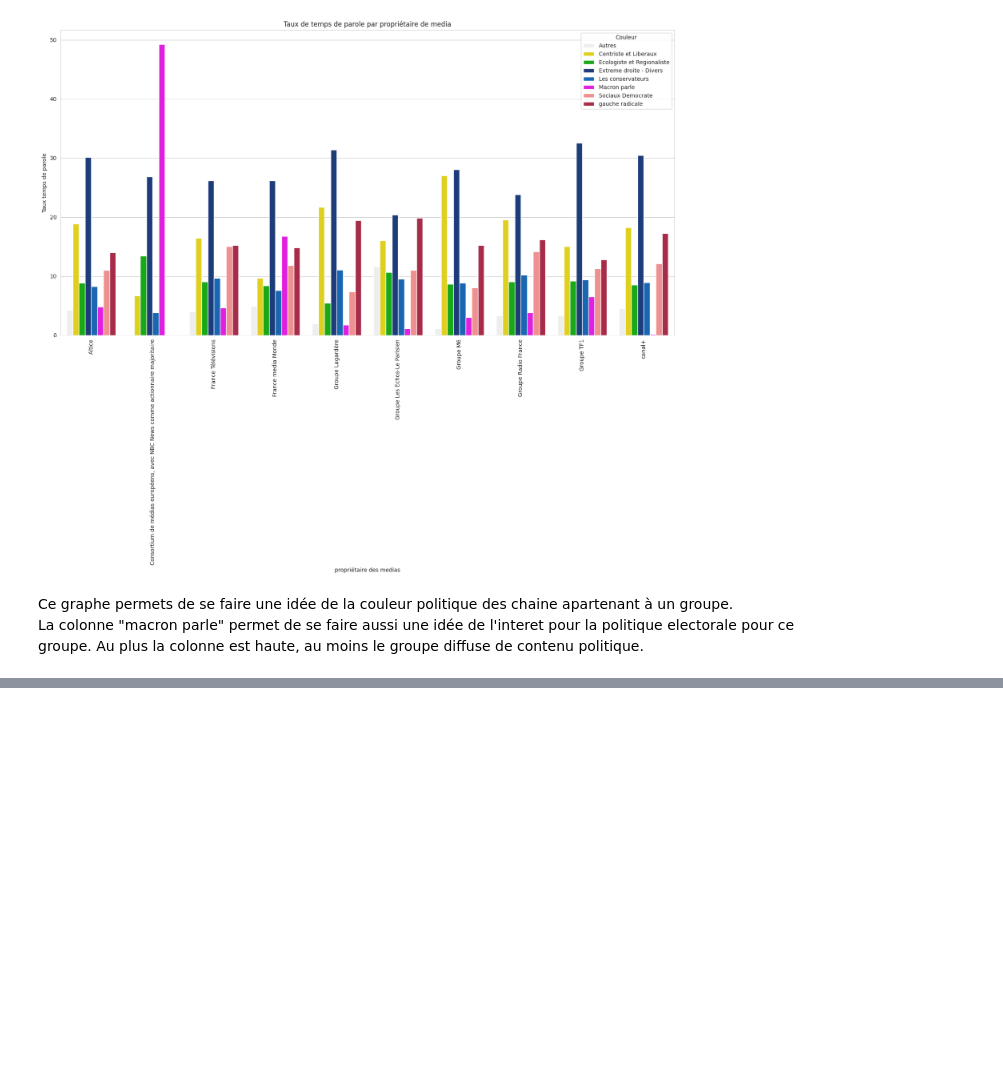
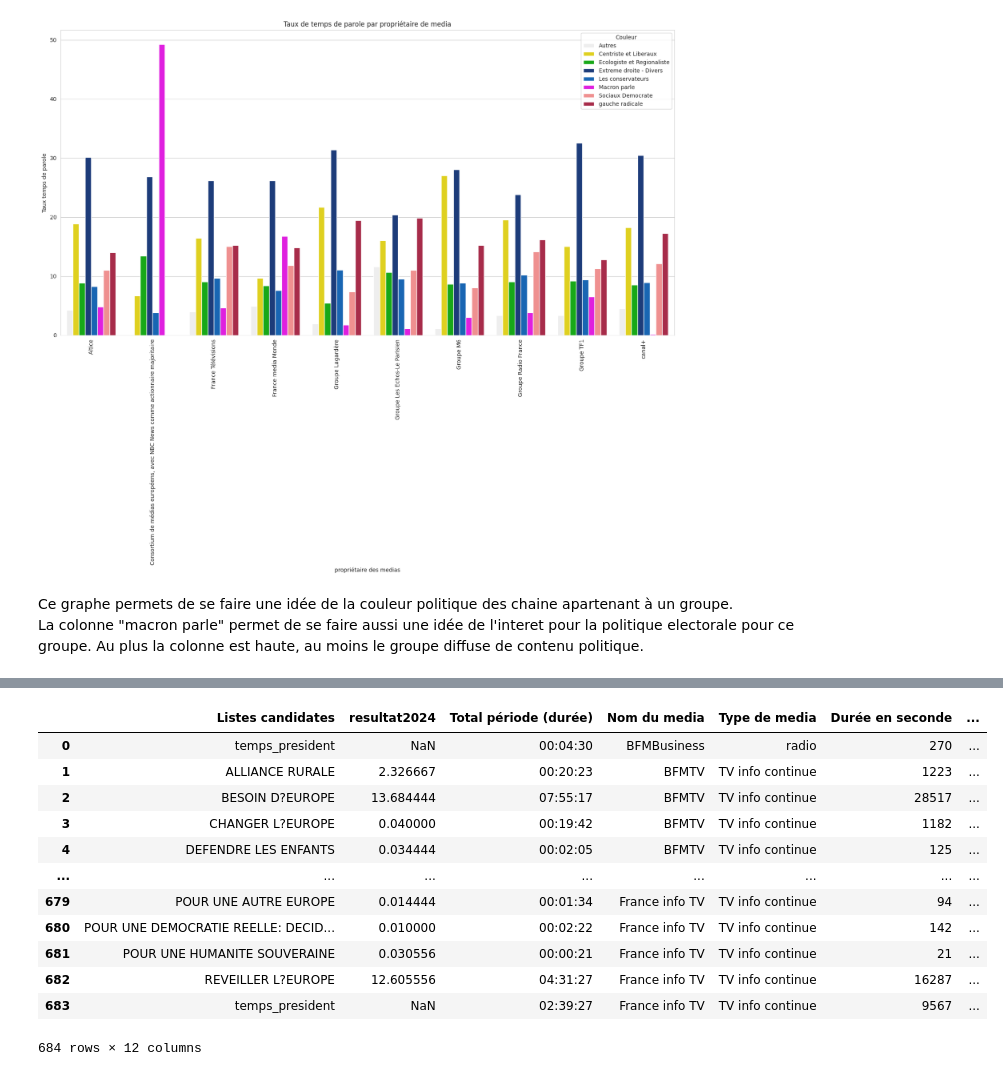
Before and after one commit to barrmath/temps_paroles_EU2024, a Jupyter notebook: Analyse_graph_EU.ipynb, the cells around one changed output, grey strips where cells are left out. Saved outputs shown, nothing was run; the diff lists cells and outputs as text; code cells hidden in the pictures; blank space fills up the shorter version.

```diff
--- a/Analyse_graph_EU.ipynb
+++ b/Analyse_graph_EU.ipynb
@@ -252,3 +264,19 @@ np.float64(107.8506711945139)
+# %%
+eu2024
+# %% [output]
+|  | Listes candidates | resultat2024 | Total période (durée) | Nom du media | Type de media | Durée en seconde | ... |
+| 0 | temps_president | NaN | 00:04:30 | BFMBusiness | radio | 270 | ... |
+| 1 | ALLIANCE RURALE | 2.326667 | 00:20:23 | BFMTV | TV info continue | 1223 | ... |
+| 2 | BESOIN D?EUROPE | 13.684444 | 07:55:17 | BFMTV | TV info continue | 28517 | ... |
+| 3 | CHANGER L?EUROPE | 0.040000 | 00:19:42 | BFMTV | TV info continue | 1182 | ... |
+| 4 | DEFENDRE LES ENFANTS | 0.034444 | 00:02:05 | BFMTV | TV info continue | 125 | ... |
+| ... | ... | ... | ... | ... | ... | ... | ... |
+| 679 | POUR UNE AUTRE EUROPE | 0.014444 | 00:01:34 | France info TV | TV info continue | 94 | ... |
+| 680 | POUR UNE DEMOCRATIE REELLE: DECID... | 0.010000 | 00:02:22 | France info TV | TV info continue | 142 | ... |
+| 681 | POUR UNE HUMANITE SOUVERAINE | 0.030556 | 00:00:21 | France info TV | TV info continue | 21 | ... |
+| 682 | REVEILLER L?EUROPE | 12.605556 | 04:31:27 | France info TV | TV info continue | 16287 | ... |
+| 683 | temps_president | NaN | 02:39:27 | France info TV | TV info continue | 9567 | ... |
+684 rows × 12 columns
 # %%
 # Puis comparais aux resultats d'élection
 # comparaison aussi avec les 5% de resultats voir si la couverture mediatique assure un financement de la campagne ou non.
```
Also changed, not shown: parts of 4 cells of this notebook, 1 other file.
